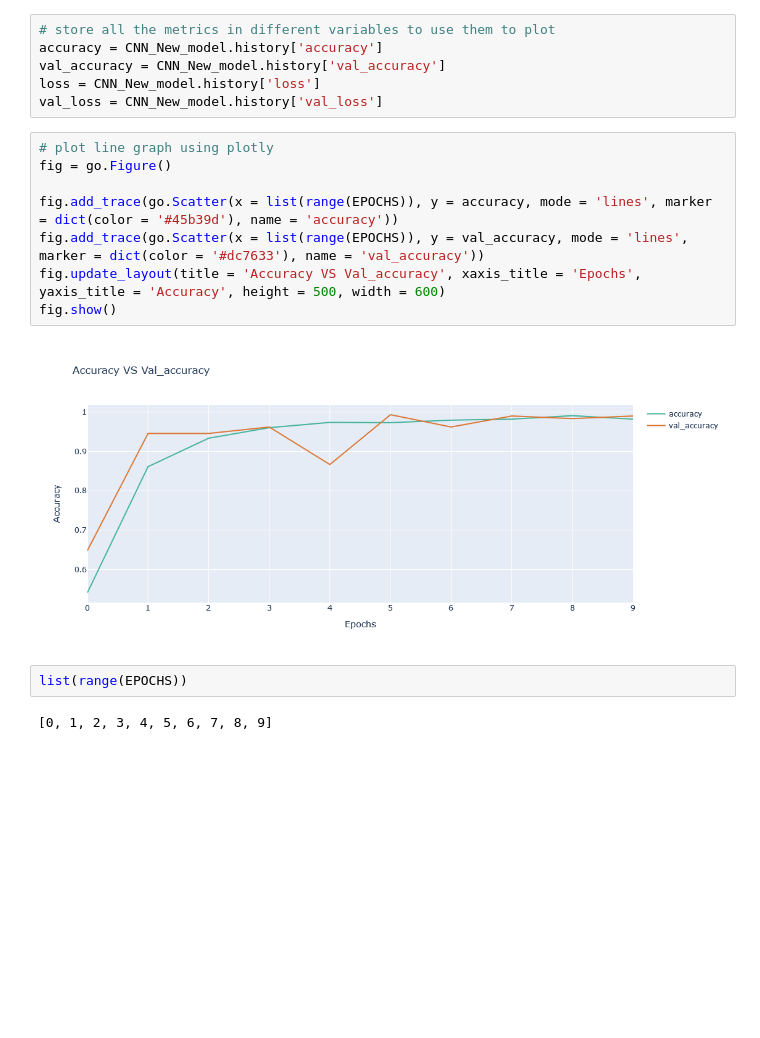
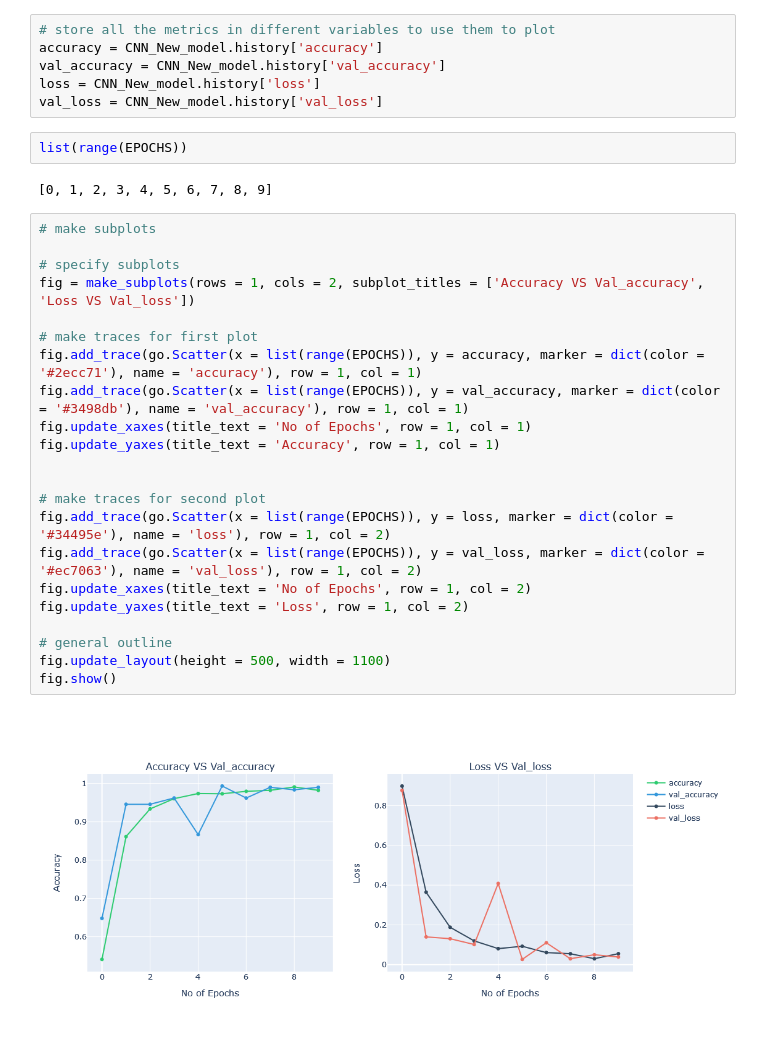
Before and after one commit to arfan64shah/Potato_Disease_DetectionandClassifictaion, a Jupyter notebook: Multi/CNN_New.ipynb, the cells around one changed output. Saved outputs shown, nothing was run; the diff lists cells and outputs as text; blank space fills up the shorter version.

Commit message:
Added program to display line graphs for accuracy and loss in the model

```diff
--- a/Multi/CNN_New.ipynb
+++ b/Multi/CNN_New.ipynb
@@ -353,17 +351,31 @@ accuracy = CNN_New_model.history['accuracy']
 val_accuracy = CNN_New_model.history['val_accuracy']
 loss = CNN_New_model.history['loss']
 val_loss = CNN_New_model.history['val_loss']
-# %%
-# plot line graph using plotly
-fig = go.Figure()
-
-fig.add_trace(go.Scatter(x = list(range(EPOCHS)), y = accuracy, mode = 'lines', marker = dict(color = '#45b39d'), name = 'accuracy'))
-fig.add_trace(go.Scatter(x = list(range(EPOCHS)), y = val_accuracy, mode = 'lines', marker = dict(color = '#dc7633'), name = 'val_accuracy'))
-fig.update_layout(title = 'Accuracy VS Val_accuracy', xaxis_title = 'Epochs', yaxis_title = 'Accuracy', height = 500, width = 600)
-fig.show()
-# %% [output]
-[figure, removed]
 # %%
 list(range(EPOCHS))
 # %% [output]
 [0, 1, 2, 3, 4, 5, 6, 7, 8, 9]
+# %%
+# make subplots
+
+# specify subplots
+fig = make_subplots(rows = 1, cols = 2, subplot_titles = ['Accuracy VS Val_accuracy', 'Loss VS Val_loss'])
+
+# make traces for first plot
+fig.add_trace(go.Scatter(x = list(range(EPOCHS)), y = accuracy, marker = dict(color = '#2ecc71'), name = 'accuracy'), row = 1, col = 1)
+fig.add_trace(go.Scatter(x = list(range(EPOCHS)), y = val_accuracy, marker = dict(color = '#3498db'), name = 'val_accuracy'), row = 1, col = 1)
+fig.update_xaxes(title_text = 'No of Epochs', row = 1, col = 1)
+fig.update_yaxes(title_text = 'Accuracy', row = 1, col = 1)
+
+
+# make traces for second plot
+fig.add_trace(go.Scatter(x = list(range(EPOCHS)), y = loss, marker = dict(color = '#34495e'), name = 'loss'), row = 1, col = 2)
+fig.add_trace(go.Scatter(x = list(range(EPOCHS)), y = val_loss, marker = dict(color = '#ec7063'), name = 'val_loss'), row = 1, col = 2)
+fig.update_xaxes(title_text = 'No of Epochs', row = 1, col = 2)
+fig.update_yaxes(title_text = 'Loss', row = 1, col = 2)
+
+# general outline
+fig.update_layout(height = 500, width = 1100)
+fig.show()
+# %% [output]
+[figure, added]
```
Also changed, not shown: parts of 1 cell of this notebook.
